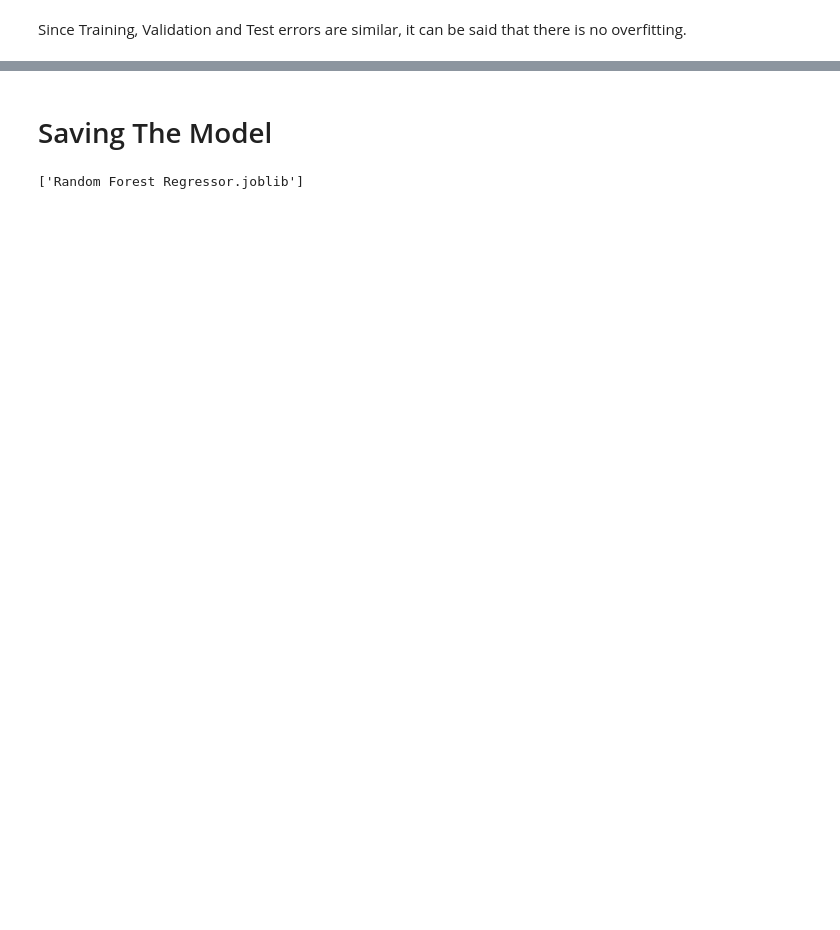
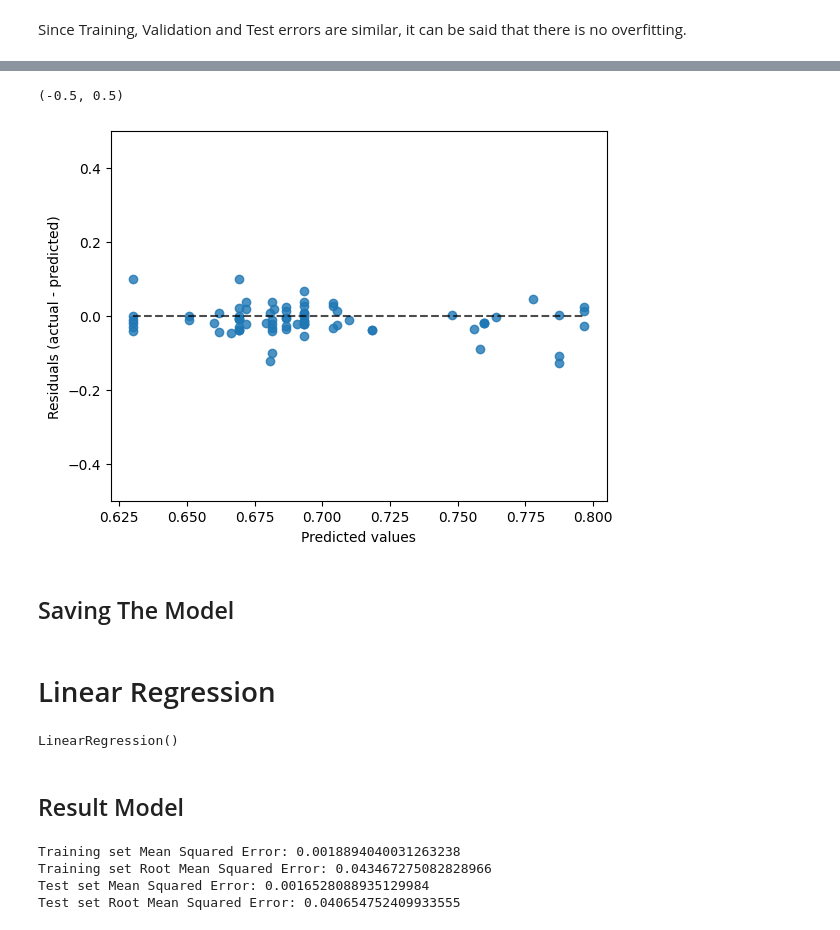
Before and after one commit to 1942Spectre/Tubitak_Energytest, a Jupyter notebook: Regression Model Builds.ipynb, the cells around one changed output, grey strips where cells are left out. Cells and saved outputs as stored; diff of their text form; code cells hidden in the pictures; blank space fills up the shorter version.

Commit message:
SVR and Linear Regressor added

```diff
--- a/Regression Model Builds.ipynb
+++ b/Regression Model Builds.ipynb
@@ -158,6 +150,12 @@ plt.show()
+# %%
+PredictionErrorDisplay.from_estimator(best_rf_regressor,X_test,y_test)
+plt.ylim(-0.5,0.5)
+# %% [output]
+(-0.5, 0.5)
+[figure, added]
 # %% [markdown]
-# Saving The Model
+## Saving The Model
 # %%
-joblib.dump(best_rf_regressor,"Random Forest Regressor.joblib")
+#joblib.dump(best_rf_regressor,"Random Forest Regressor.joblib")
-# %% [output]
-['Random Forest Regressor.joblib']
+# %% [markdown]
+# Linear Regression
@@ -163,0 +166,22 @@ joblib.dump(best_rf_regressor,"Random Forest Regressor.joblib")
+# %%
+linear_regression.fit(X_train,y_train)
+# %% [output]
+LinearRegression()
+# %% [markdown]
+## Result Model
+# %%
+y_train_pred = linear_regression.predict(X_train)
+validation_score = mean_squared_error(y_train, y_train_pred)
+print("Training set Mean Squared Error: " + str(validation_score))
+print("Training set Root Mean Squared Error: " + str(np.sqrt(validation_score)))
+
+
+y_test_pred = linear_regression.predict(X_test)
+validation_score = mean_squared_error(y_test, y_test_pred)
+print("Test set Mean Squared Error: " + str(validation_score))
+print("Test set Root Mean Squared Error: " + str(np.sqrt(validation_score)))
+# %% [output]
+Training set Mean Squared Error: 0.0018894040031263238
+Training set Root Mean Squared Error: 0.043467275082828966
+Test set Mean Squared Error: 0.0016528088935129984
+Test set Root Mean Squared Error: 0.040654752409933555
```
Also changed, not shown: parts of 29 cells of this notebook.
